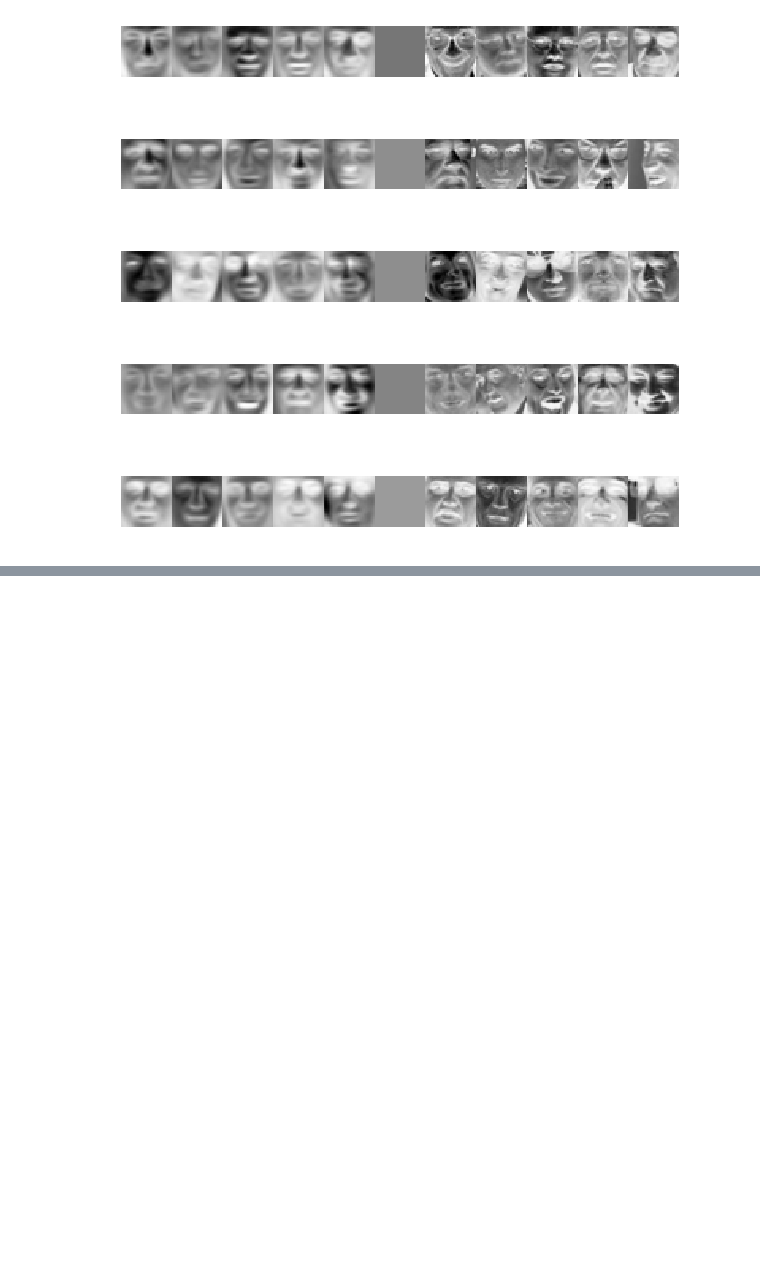
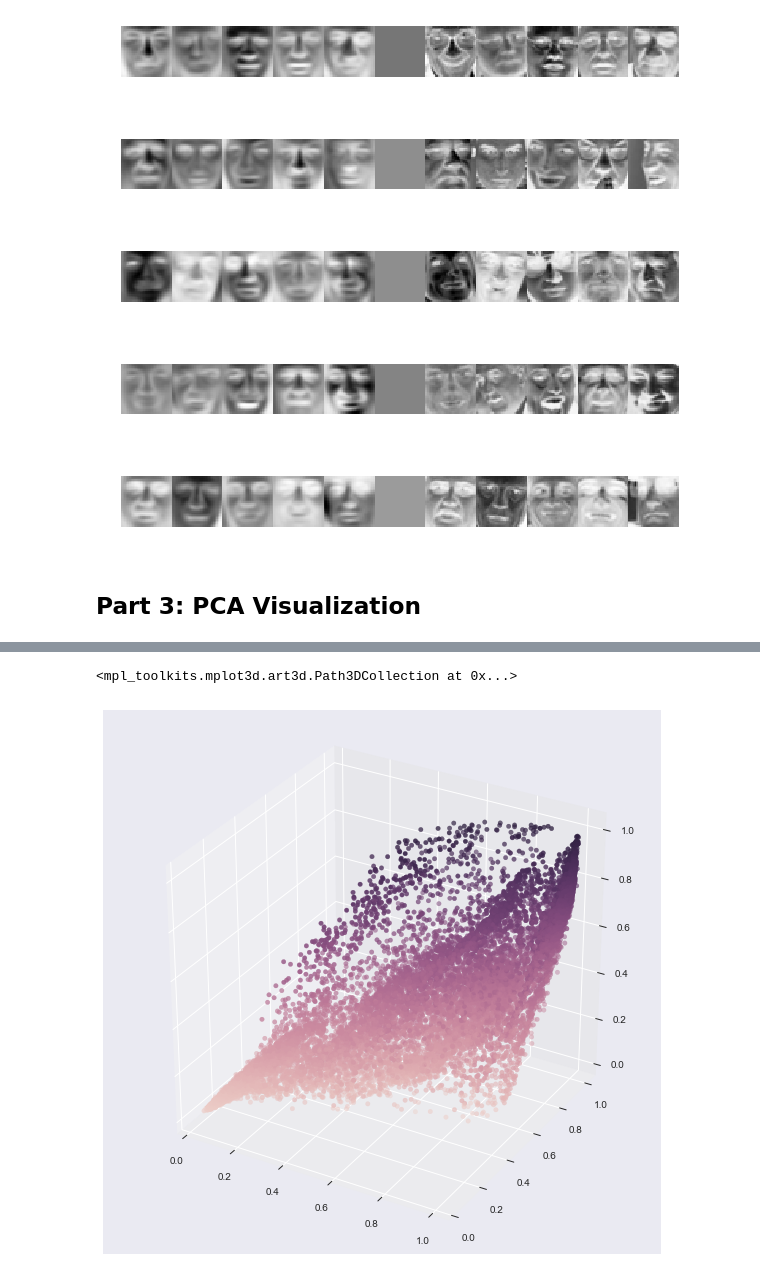
Before and after one commit to imtoobose/mlclass, a Jupyter notebook: Exercise 7 - K-means Clustering and Principal Component Analysis.ipynb, the cells around one changed output, grey strips where cells are left out. Drawn from its saved outputs; the diff is of its cells as text; code cells hidden in the pictures; blank space fills up the shorter version.

Commit message:
remove plotly

```diff
--- a/Exercise 7 - K-means Clustering and Principal Component Analysis.ipynb
+++ b/Exercise 7 - K-means Clustering and Principal Component Analysis.ipynb
@@ -251,33 +259,38 @@ for i in range(5):
     ax.axis('off')
 # %% [output]
 [figure]
+# %% [markdown]
+## **Part 3: PCA Visualization**
 # %%
-# fig = plt.figure(figsize=(10, 10))
-# ax3d = fig.add_subplot(111, projection='3d')
-# ax3d.scatter(linimg[:, 0], linimg[:, 1], linimg[:, 2])
+fig = plt.figure(figsize=(10, 10))
+ax3d = fig.add_subplot(111, projection='3d')
+ax3d.scatter(linimg[:, 0], linimg[:, 1], linimg[:, 2], cmap=sns.cubehelix_palette(220, as_cmap=True), c=linimg[:, 2])
 
-trace1 = go.Scatter3d(
-    x=linimg[:, 0],
-    y=linimg[:, 1],
-    z=linimg[:, 2],
-    mode='markers',
-    marker=dict(
-        size=8,
-        color=linimg[:, 2],
-        colorscale='Viridis',
-        opacity=0.8
-    )
-)
+'''
+Nice plotly graph that render offline below
+'''
+# trace1 = go.Scatter3d(
+#     x=linimg[:, 0],
+#     y=linimg[:, 1],
+#     z=linimg[:, 2],
+#     mode='markers',
+#     marker=dict(
+#         size=8,
+#         color=linimg[:, 2],
+#         colorscale='Viridis',
+#         opacity=0.8
+#     )
+# )
 
-data = [trace1]
-layout = go.Layout(
-    margin=dict(
-        l=0,
-        r=0,
-        b=0,
-        t=0
-    )
-)
-fig = go.Figure(data=data, layout=layout)
-py.iplot(fig)
+# data = [trace1]
+# layout = go.Layout(
+#     margin=dict(
+#         l=0,
+#         r=0,
+#         b=0,
+#         t=0
+#     )
+# )
+# fig = go.Figure(data=data, layout=layout)
+# py.iplot(fig)
 # %% [output]
@@ -285,3 +297,5 @@ py.iplot(fig)
+<mpl_toolkits.mplot3d.art3d.Path3DCollection at 0x...>
+[figure, added]
 # %%
 U, S, V = compute_pca(linimg)
 Z = project_data(U, linimg, 2)
```
Also changed, not shown: parts of 6 cells of this notebook.
